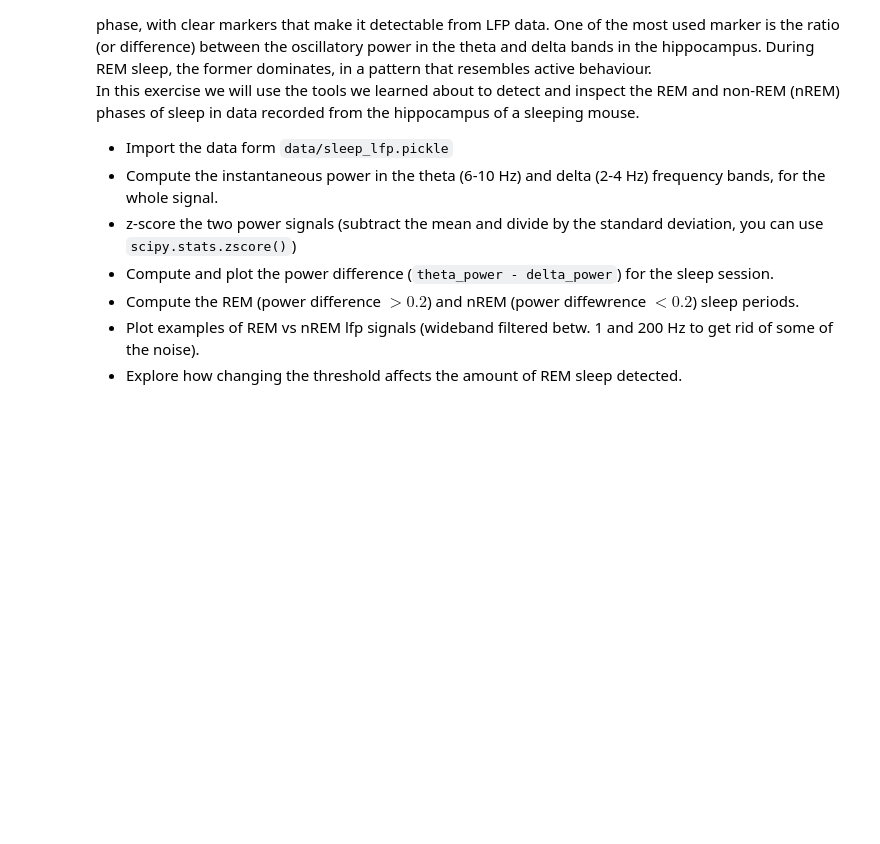
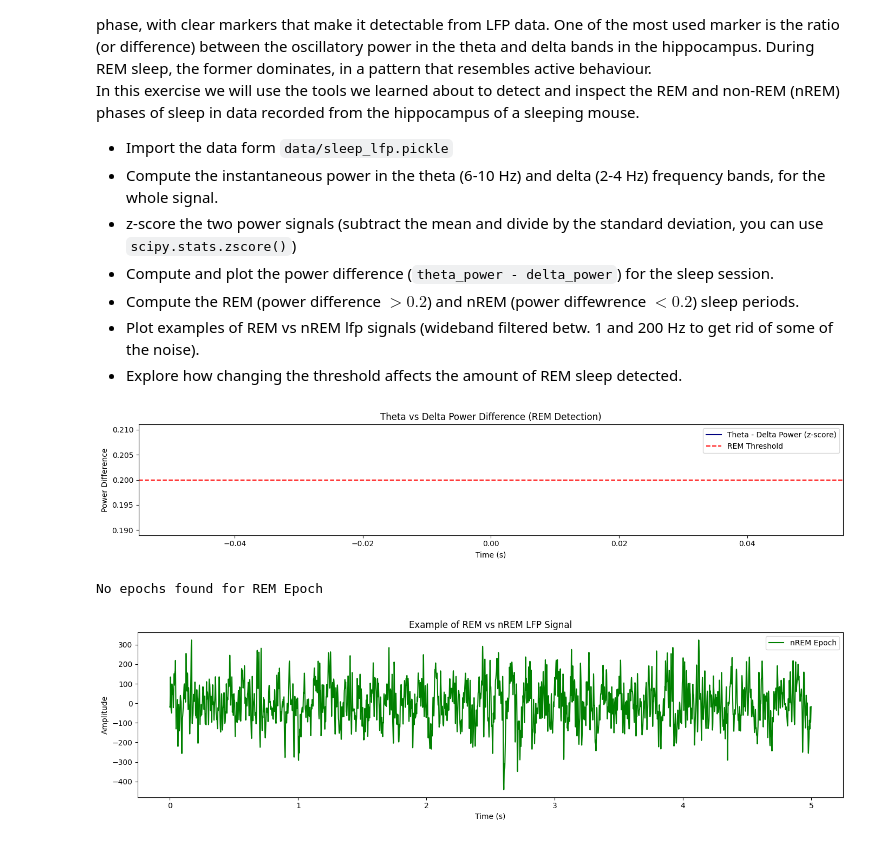
Before and after one commit to YentlB/Assignments-Yentl-Buitelaar, a Jupyter notebook: exercises.ipynb, the cells around one changed output. Drawn from its saved outputs; the diff is of its cells as text; code cells hidden in the pictures; blank space fills up the shorter version.

```diff
--- a/exercises.ipynb
+++ b/exercises.ipynb
@@ -223,3 +223,83 @@ In this exercise we will use the tools we learned about to detect and inspect th
 - Compute the REM (power difference $>0.2$) and nREM (power diffewrence $<0.2$) sleep periods.
 - Plot examples of REM vs nREM lfp signals (wideband filtered betw. 1 and 200 Hz to get rid of some of the noise).
 - Explore how changing the threshold affects the amount of REM sleep detected.
+# %%
+import pickle
+import numpy as np
+import matplotlib.pyplot as plt
+from scipy.signal import butter, filtfilt, hilbert
+from scipy.stats import zscore
+
+# --- Load LFP data ---
+with open('sleep_lfp.pickle', 'rb') as f:
+    lfp_dict = pickle.load(f)
+
+lfp = lfp_dict['lfp']
+sampling_rate = int(lfp_dict['sampling_rate'])
+duration = len(lfp) / sampling_rate
+t = np.linspace(0, duration, len(lfp))
+
+# --- Bandpass filter function ---
+def bandpass_filter(signal, low, high, fs, order=4):
+    nyq = fs / 2
+    b, a = butter(order, [low / nyq, high / nyq], btype='band')
+    return filtfilt(b, a, signal)
+
+# --- Compute band-specific power ---
+theta_band = bandpass_filter(lfp, 6, 10, sampling_rate)
+delta_band = bandpass_filter(lfp, 2, 4, sampling_rate)
+
+theta_power = np.abs(hilbert(theta_band)) ** 2
+delta_power = np.abs(hilbert(delta_band)) ** 2
+
+# --- Z-score power signals ---
+theta_z = zscore(theta_power)
+delta_z = zscore(delta_power)
+
+power_diff = theta_z - delta_z
+
+# --- Plot power difference ---
+plt.figure(figsize=(14, 3))
+plt.plot(t, power_diff, label='Theta - Delta Power (z-score)', color='navy')
+plt.axhline(0.2, color='red', linestyle='--', label='REM Threshold')
+plt.xlabel('Time (s)')
+plt.ylabel('Power Difference')
+plt.title('Theta vs Delta Power Difference (REM Detection)')
+plt.legend()
+plt.tight_layout()
+plt.show()
+
+# --- Identify REM and nREM epochs ---
+rem_mask = power_diff > 0.2
+nrem_mask = ~rem_mask
+
+# --- Bandpass full LFP for visualization (1–200 Hz) ---
+lfp_clean = bandpass_filter(lfp, 1, 200, sampling_rate)
+
+# --- Plot example REM and nREM epochs ---
+def plot_sleep_example(mask, label, color):
+    idx = np.where(mask)[0]
+    if len(idx) == 0:
+        print(f"No epochs found for {label}")
+        return
+    start = idx[0]
+    window = int(5 * sampling_rate)  # 5 seconds
+    end = start + window
+    if end >= len(lfp_clean):
+        end = len(lfp_clean) - 1
+        start = end - window
+    plt.plot(t[start:end], lfp_clean[start:end], label=label, color=color)
+
+plt.figure(figsize=(14, 4))
+plot_sleep_example(rem_mask, 'REM Epoch', 'purple')
+plot_sleep_example(nrem_mask, 'nREM Epoch', 'green')
+plt.xlabel('Time (s)')
+plt.ylabel('Amplitude')
+plt.title('Example of REM vs nREM LFP Signal')
+plt.legend()
+plt.tight_layout()
+plt.show()
+# %% [output]
+[figure, added]
+No epochs found for REM Epoch
+[figure, added]
```
Also changed, not shown: parts of 2 cells of this notebook.
